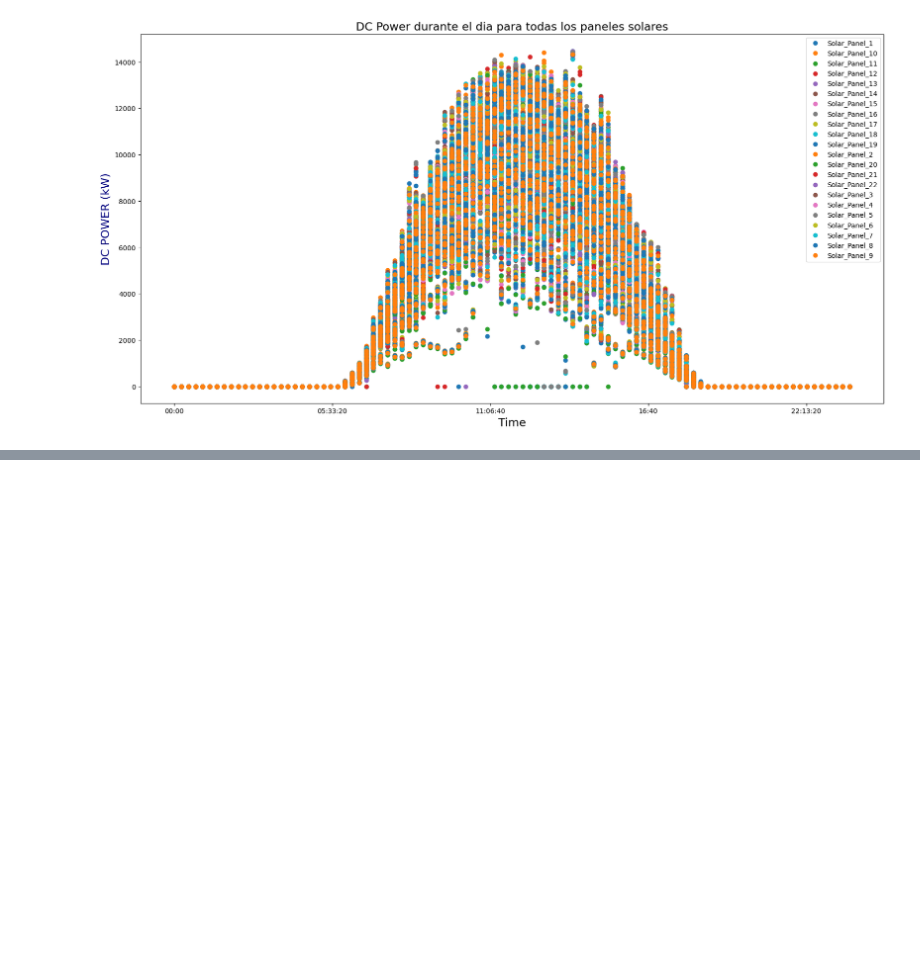
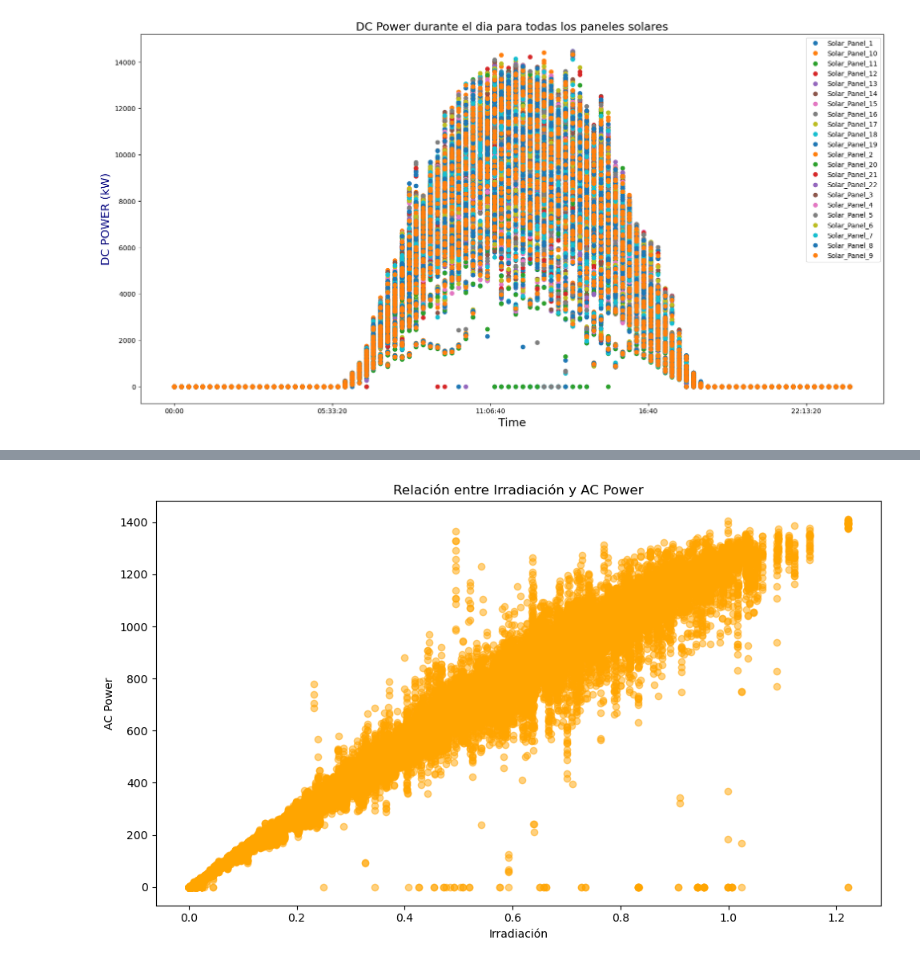
Before and after one commit to josemauma/TFG-ML-DL-WIND-SOLAR-FARMS, a Jupyter notebook: SOLAR PANELS/TFG_SP1.ipynb, the cells around one changed output, grey strips where cells are left out. Drawn from its saved outputs; the diff is of its cells as text; code cells hidden in the pictures; blank space fills up the shorter version.

```diff
--- a/SOLAR PANELS/TFG_SP1.ipynb
+++ b/SOLAR PANELS/TFG_SP1.ipynb
@@ -100,0 +109,10 @@ dtype: int64
+# %%
+plt.figure(figsize=(10, 6))
+plt.scatter(df_GD1_limpio['IRRADIATION'], df_GD1_limpio['AC_POWER'], alpha=0.5, color='orange')
+plt.title('Relación entre Irradiación y AC Power')
+plt.xlabel('Irradiación')
+plt.ylabel('AC Power')
+plt.tight_layout()
+plt.show()
+# %% [output]
+[figure, added]
```
Also changed, not shown: parts of 3 cells of this notebook, 17 other files.
